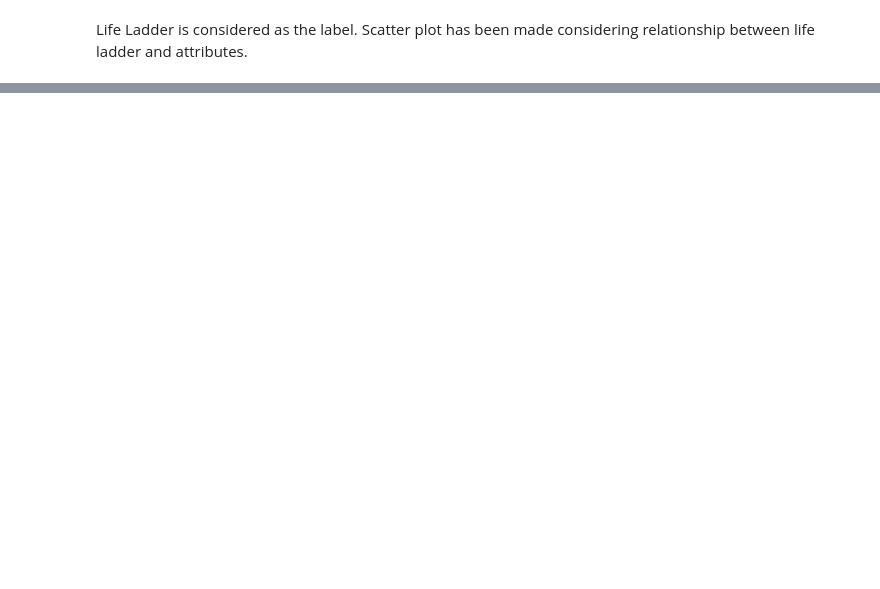
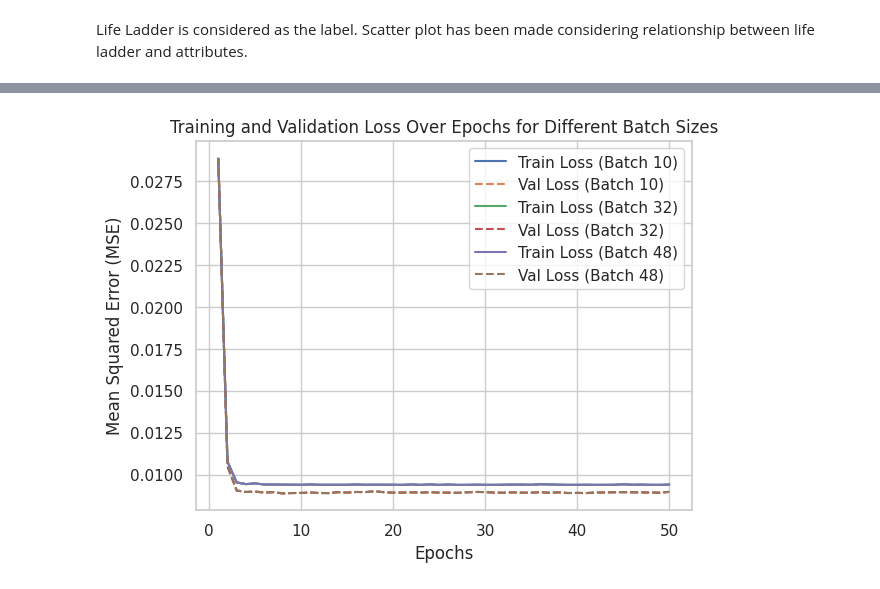
Before and after one commit to prathameshhire/Happiness, a Jupyter notebook: Happiness.ipynb, the cells around one changed output, grey strips where cells are left out. Cells and saved outputs as stored; diff of their text form; code cells hidden in the pictures; blank space fills up the shorter version.

```diff
--- a/Happiness.ipynb
+++ b/Happiness.ipynb
@@ -296,0 +736,10 @@ author ~ askadam
+# %%
+# Example of changing learning rate
+sgd_reg = SGDRegressor(max_iter=1000, tol=1e-3, penalty=None, learning_rate="constant", eta0=0.001)
+
+scores = cross_val_score(sgd_reg, X_train, y_train, cv=3, scoring='neg_mean_squared_error')
+mse_sgd_lr = -scores.mean()
+
+print(f"SGD MSE with learning rate 0.001: {mse_sgd_lr}")
+
+# Experiment with different learning rates by adjusting the 'eta0' parameter
@@ -296,0 +788,78 @@ author ~ askadam
+# %%
+from sklearn.linear_model import SGDRegressor
+from sklearn.metrics import mean_squared_error
+from sklearn.utils import shuffle
+from sklearn.preprocessing import StandardScaler
+import numpy as np
+import matplotlib.pyplot as plt
+
+# Assuming X_train, y_train, X_val, and y_val are already defined and preprocessed
+X_train_np = X_train.to_numpy()  # Convert to NumPy array if it's not already
+y_train_np = y_train.to_numpy()  # Convert to NumPy array if it's not already
+X_val_np = X_val.to_numpy()  # Convert validation data to NumPy array
+y_val_np = y_val.to_numpy()  # Convert validation targets to NumPy array
+
+# Feature scaling (standardization)
+scaler = StandardScaler()
+X_train_scaled = scaler.fit_transform(X_train_np)
+X_val_scaled = scaler.transform(X_val_np)
+
+n_epochs = 50  # Number of epochs (full passes over the data)
+batch_sizes = [10, 32, 48]  # Specific batch sizes to iterate over
+
+# Dictionary to store training and validation losses for each batch size
+losses = {}
+
+# Loop over each batch size
+for batch_size in batch_sizes:
+    n_batches = int(np.ceil(X_train_scaled.shape[0] / batch_size))  # Number of batches per epoch
+    training_losses = []  # Track training loss over iterations
+    validation_losses = []  # Track validation loss over iterations
+
+    # Reinitialize the SGD Regressor for each batch size
+    sgd_reg = SGDRegressor(max_iter=1, tol=None, penalty=None, learning_rate="constant", eta0=0.001, random_state=42)
+
+    # Perform mini-batch gradient descent
+    for epoch in range(n_epochs):
+        # Shuffle the data at the beginning of each epoch
+        X_train_shuffled, y_train_shuffled = shuffle(X_train_scaled, y_train_np, random_state=epoch)
+
+        # Process each batch
+        for i in range(n_batches):
+            # Define the mini-batch
+            start_idx = i * batch_size
+            end_idx = min(start_idx + batch_size, X_train_scaled.shape[0])
+            X_batch = X_train_shuffled[start_idx:end_idx]
+            y_batch = y_train_shuffled[start_idx:end_idx]
+
+            # Perform a partial fit on the mini-batch
+            sgd_reg.partial_fit(X_batch, y_batch)
+
+        # Calculate and record the training loss after each epoch
+        y_train_pred = sgd_reg.predict(X_train_scaled)
+        training_loss = mean_squared_error(y_train_np, y_train_pred)
+        training_losses.append(training_loss)
+
+        # Calculate validation loss
+        y_val_pred = sgd_reg.predict(X_val_scaled)
+        validation_loss = mean_squared_error(y_val_np, y_val_pred)
+        validation_losses.append(validation_loss)
+
+        # Print progress for each batch size and epoch
+        print(f"Batch Size {batch_size}, Epoch {epoch + 1}/{n_epochs}, Training Loss: {training_loss:.4f}, Validation Loss: {validation_loss:.4f}")
+
+    # Store the losses for this batch size
+    losses[batch_size] = (training_losses, validation_losses)
+
+# Plot training and validation loss over epochs for each batch size
+for batch_size, (train_losses, val_losses) in losses.items():
+    plt.plot(range(1, n_epochs + 1), train_losses, label=f'Train Loss (Batch {batch_size})')
+    plt.plot(range(1, n_epochs + 1), val_losses, linestyle='--', label=f'Val Loss (Batch {batch_size})')
+
+plt.xlabel('Epochs')
+plt.ylabel('Mean Squared Error (MSE)')
+plt.title('Training and Validation Loss Over Epochs for Different Batch Sizes')
+plt.grid(True)
+plt.legend()
+plt.show()
+# %% [output]
@@ -296,0 +883 @@ author ~ askadam
+[figure, added]
```
Also changed, not shown: parts of 52 cells of this notebook.
